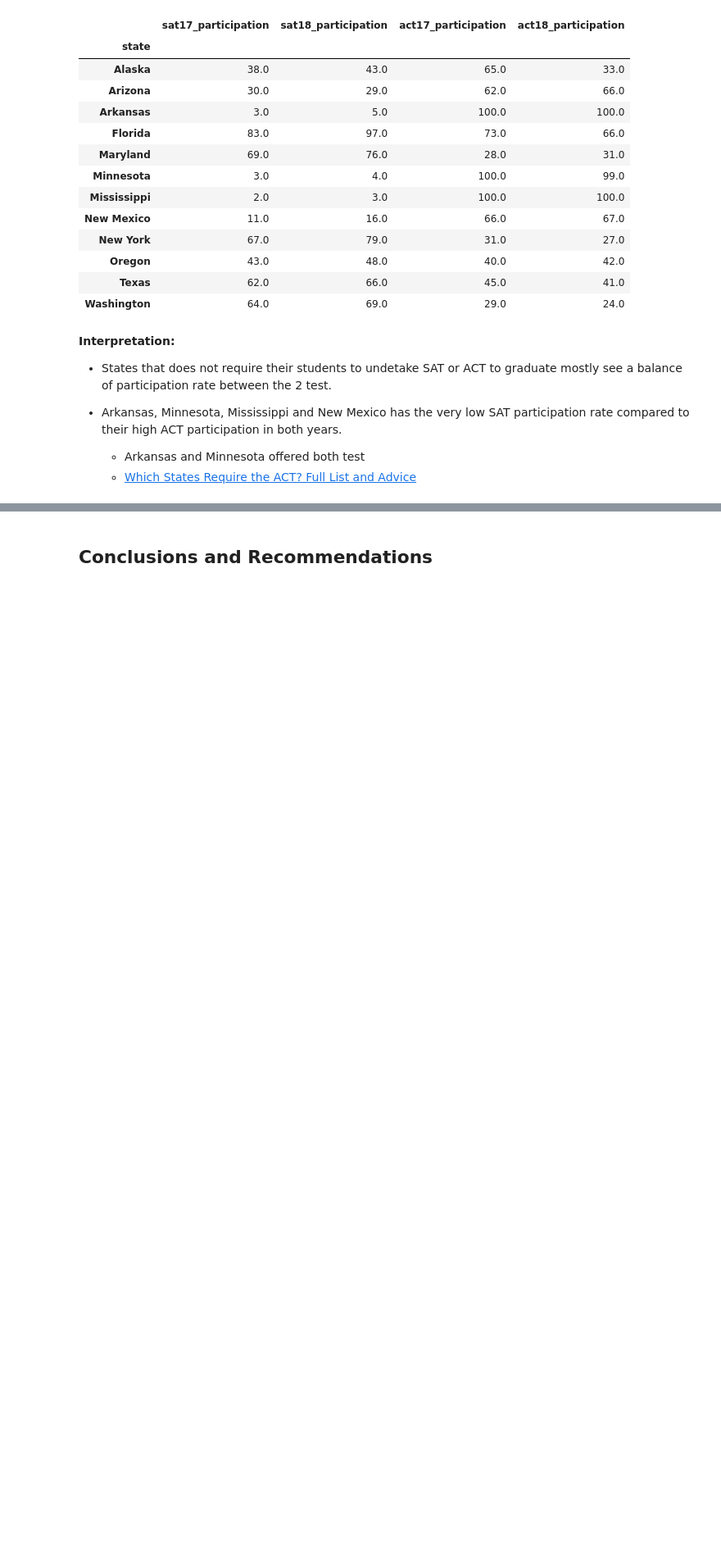
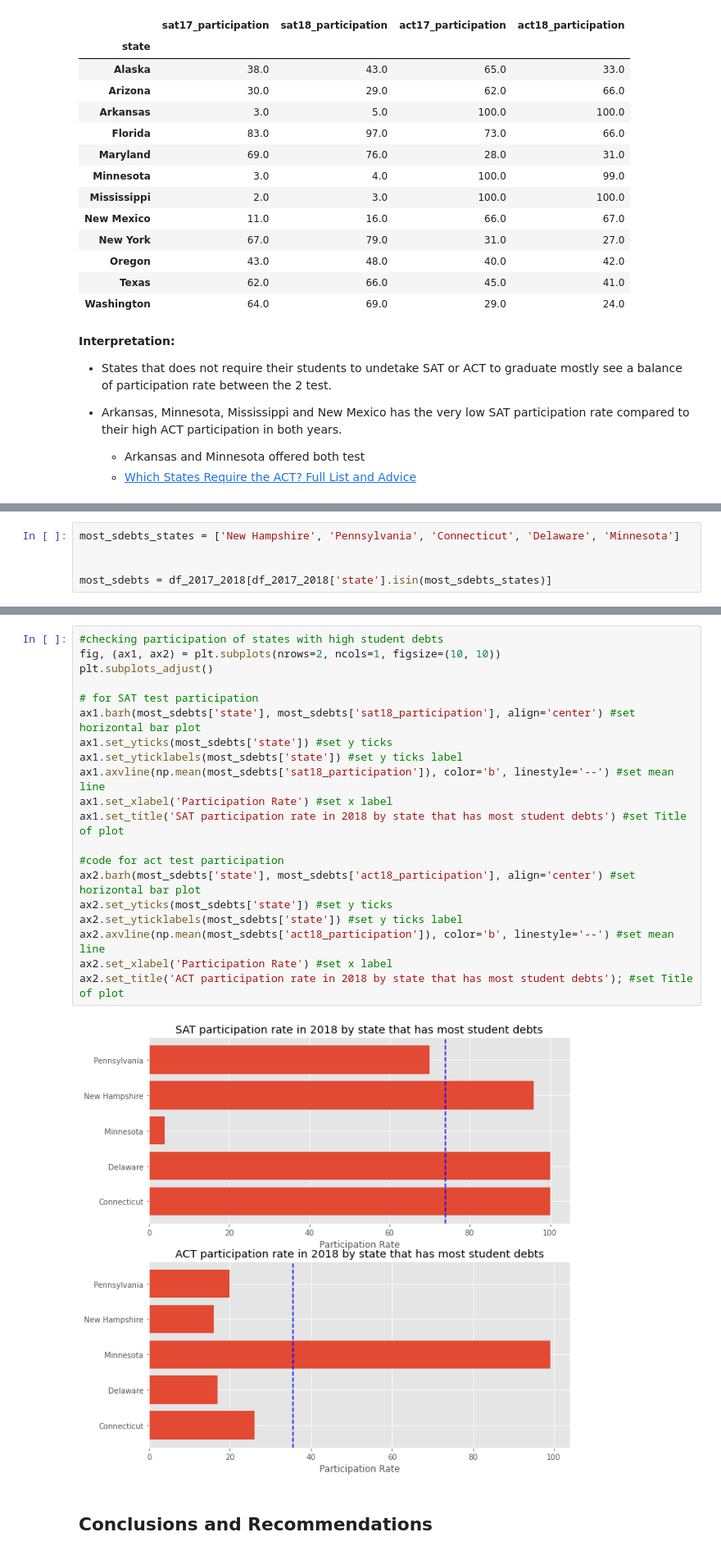
Before and after one commit to SimYiSY/DSI-Projects, a Jupyter notebook: project_1/code/starter-code_updated.ipynb, the cells around one changed output, grey strips where cells are left out. Shown at 82% size. Drawn from its saved outputs; the diff is of its cells as text; blank space fills up the shorter version.

```diff
--- a/project_1/code/starter-code_updated.ipynb
+++ b/project_1/code/starter-code_updated.ipynb
@@ -1903,0 +1918,5 @@ no_test_states.groupby('state')[['sat17_participation',
+# %%
+most_sdebts_states = ['New Hampshire', 'Pennsylvania', 'Connecticut', 'Delaware', 'Minnesota']
+
+
+most_sdebts = df_2017_2018[df_2017_2018['state'].isin(most_sdebts_states)]
@@ -1904,3 +1934,25 @@ no_test_states.groupby('state')[['sat17_participation',
+# %%
+#checking participation of states with high student debts
+fig, (ax1, ax2) = plt.subplots(nrows=2, ncols=1, figsize=(10, 10))
+plt.subplots_adjust()
+
+# for SAT test participation
+ax1.barh(most_sdebts['state'], most_sdebts['sat18_participation'], align='center') #set horizontal bar plot
+ax1.set_yticks(most_sdebts['state']) #set y ticks
+ax1.set_yticklabels(most_sdebts['state']) #set y ticks label
+ax1.axvline(np.mean(most_sdebts['sat18_participation']), color='b', linestyle='--') #set mean line
+ax1.set_xlabel('Participation Rate') #set x label
+ax1.set_title('SAT participation rate in 2018 by state that has most student debts') #set Title of plot
+
+#code for act test participation
+ax2.barh(most_sdebts['state'], most_sdebts['act18_participation'], align='center') #set horizontal bar plot
+ax2.set_yticks(most_sdebts['state']) #set y ticks
+ax2.set_yticklabels(most_sdebts['state']) #set y ticks label
+ax2.axvline(np.mean(most_sdebts['act18_participation']), color='b', linestyle='--') #set mean line
+ax2.set_xlabel('Participation Rate') #set x label
+ax2.set_title('ACT participation rate in 2018 by state that has most student debts'); #set Title of plot
+# %% [output]
+[figure, added]
 # %% [markdown]
 
 ## Conclusions and Recommendations
```
Also changed, not shown: parts of 12 cells of this notebook, 1 other file.
